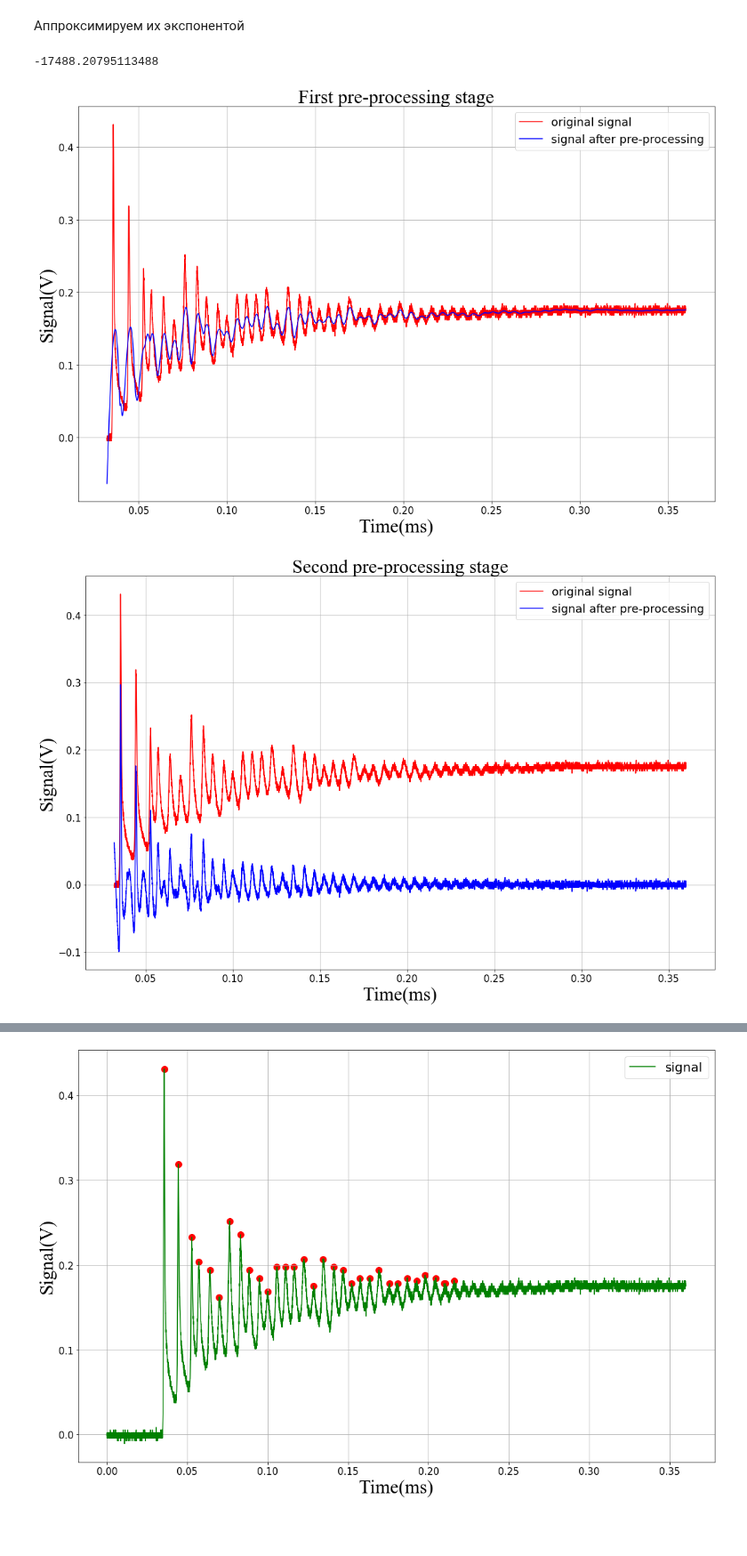
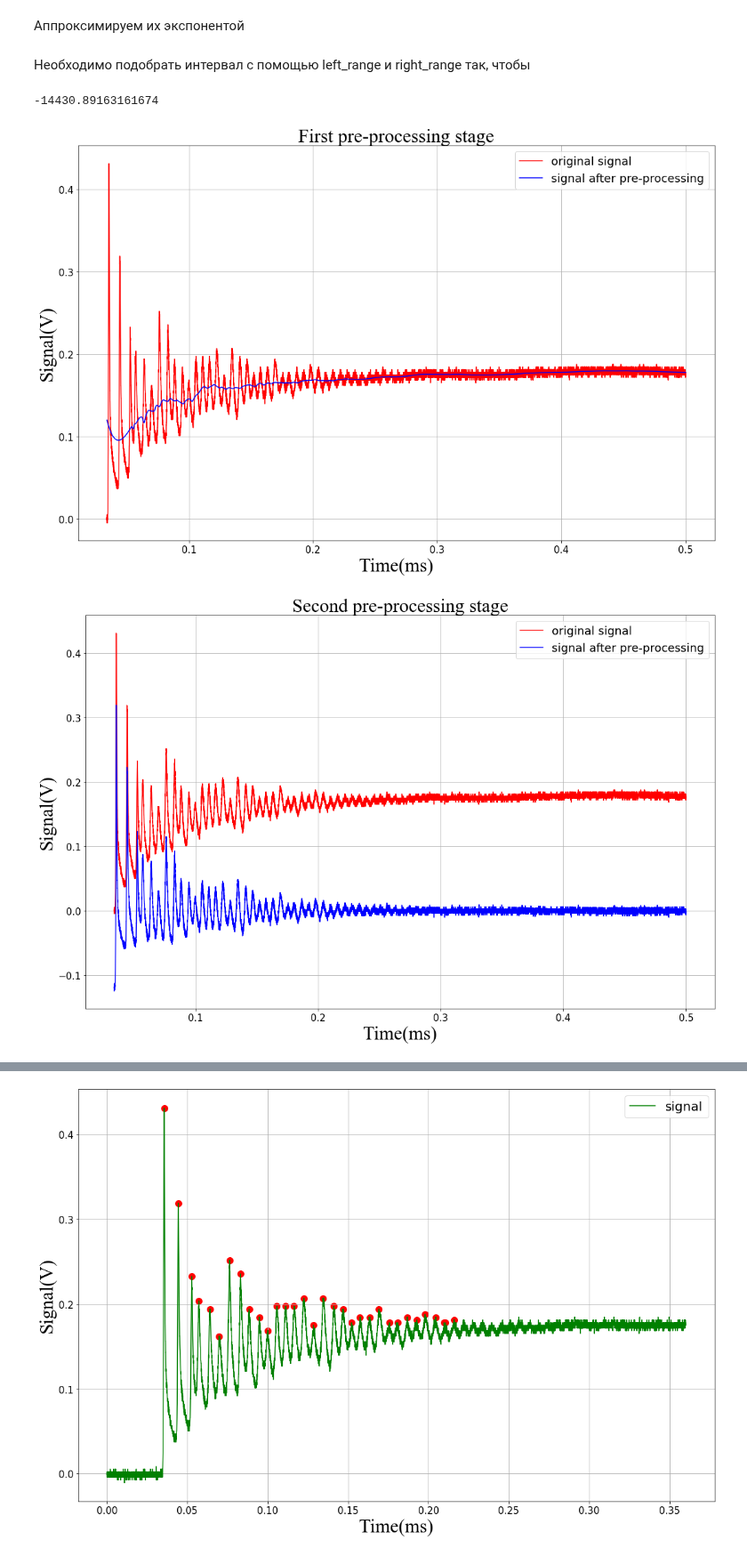
Before and after one commit to starosta39/laboratory_work, a Jupyter notebook: neodymium_laser/Neodymium_laser.ipynb, the cells around one changed output, grey strips where cells are left out. Shown at 89% size. Saved outputs shown, nothing was run; the diff lists cells and outputs as text; code cells hidden in the pictures; blank space fills up the shorter version.

```diff
--- a/neodymium_laser/Neodymium_laser.ipynb
+++ b/neodymium_laser/Neodymium_laser.ipynb
@@ -166,11 +166,14 @@ time_relax =  time_relax -  time_relax[0]
 # Delta_c, Delta_d = np.sqrt(np.diag(cov_1))
 # approx_relax_time = np.linspace(0, max(time_relax),12000)
 # d
+# %% [markdown]
+Необходимо подобрать интервал с помощью left_range и right_range так, чтобы
 # %%
-left_range = 800
-right_range = 9000
-pre_proc_signal_relax, d,c, Delta_d = attenuation(time_relax[left_range:right_range ], signal_relax[left_range:right_range ],polinom_pow=3,window=201,path=save_path)
+
+left_range = 850
+right_range = len(time_relax)
+pre_proc_signal_relax, d,c, Delta_d = attenuation(time_relax[left_range:right_range ], signal_relax[left_range:right_range ],polinom_pow=3,window=1001,path=save_path)
 # %% [output]
--17488.20795113488
+-14430.89163161674
-[figure, old version]
+[figure, new version]
-[figure, old version]
+[figure, new version]
```
Also changed, not shown: parts of 10 cells of this notebook, 9 other files.
